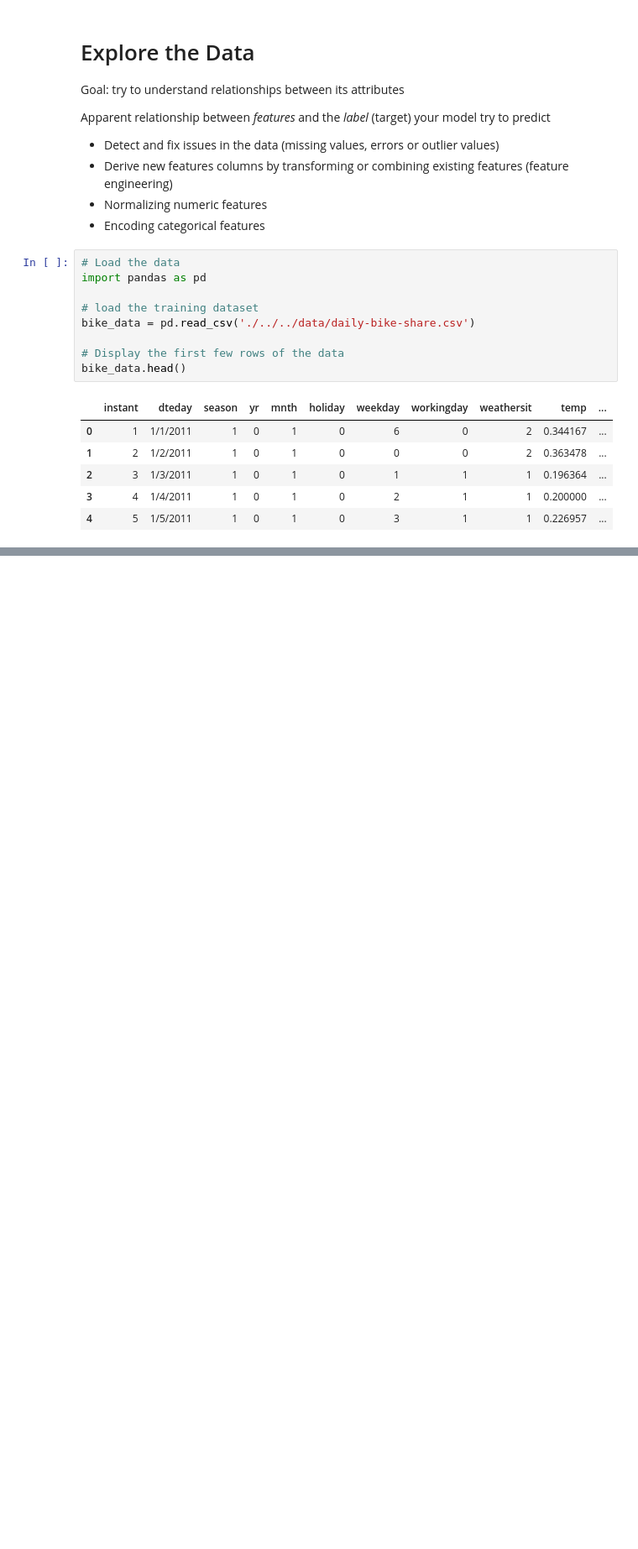
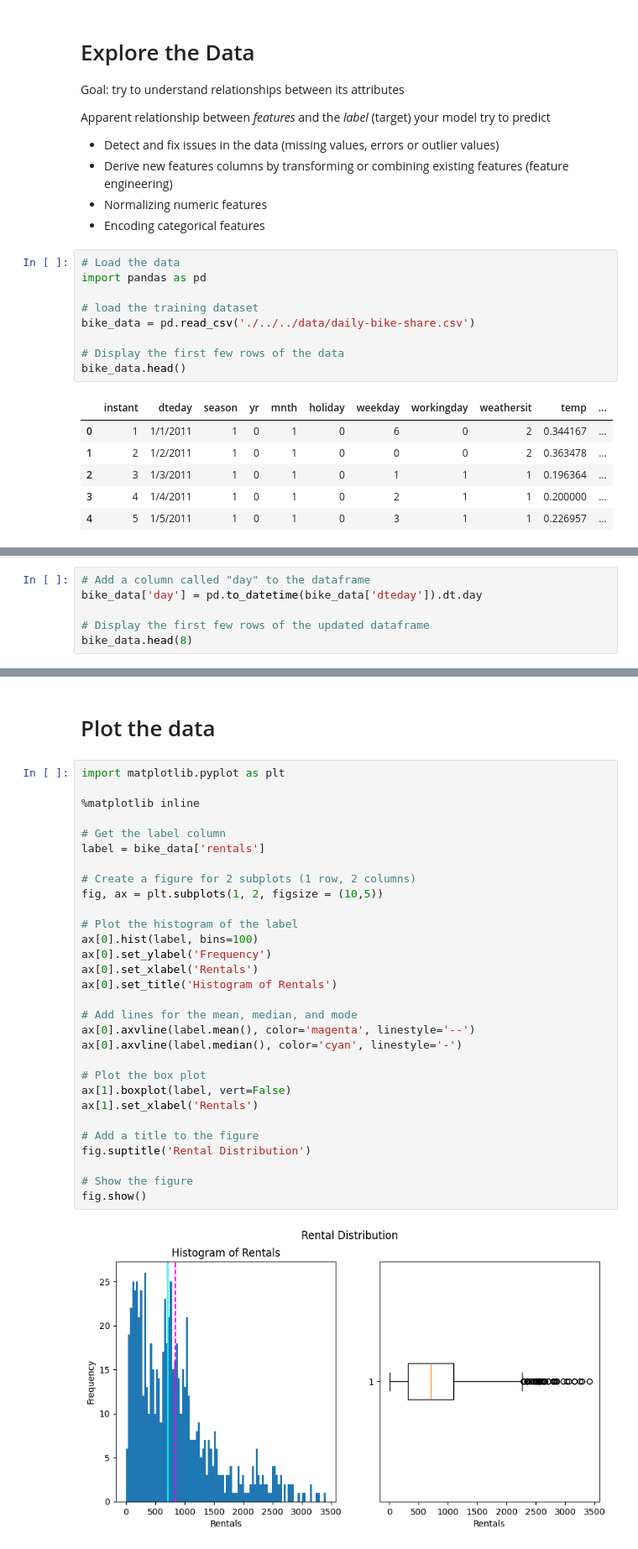
Before and after one commit to coder7475/ml-fundamentals, a Jupyter notebook: notebooks/ml_fundamentals/Understanding_supervised_regression_model.ipynb, the cells around one changed output, grey strips where cells are left out. Shown at 84% size. Saved outputs shown, nothing was run; the diff lists cells and outputs as text; blank space fills up the shorter version.

Commit message:
feat: update supervised regression notebook with detailed dataset descriptions and add new visualizations for bicycle rental analysis

```diff
--- a/notebooks/ml_fundamentals/Understanding_supervised_regression_model.ipynb
+++ b/notebooks/ml_fundamentals/Understanding_supervised_regression_model.ipynb
@@ -53,0 +87,6 @@ bike_data.head()
+# %%
+# Add a column called "day" to the dataframe
+bike_data['day'] = pd.to_datetime(bike_data['dteday']).dt.day
+
+# Display the first few rows of the updated dataframe
+bike_data.head(8)
@@ -53,0 +118,34 @@ bike_data.head()
+# %% [markdown]
+# Plot the data
+# %%
+import matplotlib.pyplot as plt
+
+%matplotlib inline
+
+# Get the label column
+label = bike_data['rentals']
+
+# Create a figure for 2 subplots (1 row, 2 columns)
+fig, ax = plt.subplots(1, 2, figsize = (10,5))
+
+# Plot the histogram of the label
+ax[0].hist(label, bins=100)
+ax[0].set_ylabel('Frequency')
+ax[0].set_xlabel('Rentals')
+ax[0].set_title('Histogram of Rentals')
+
+# Add lines for the mean, median, and mode
+ax[0].axvline(label.mean(), color='magenta', linestyle='--')
+ax[0].axvline(label.median(), color='cyan', linestyle='-')
+
+# Plot the box plot
+ax[1].boxplot(label, vert=False)
+ax[1].set_xlabel('Rentals')
+
+# Add a title to the figure
+fig.suptitle('Rental Distribution')
+
+# Show the figure
+fig.show()
+# %% [output]
+[figure, added]
```
Also changed, not shown: parts of 3 cells of this notebook.
